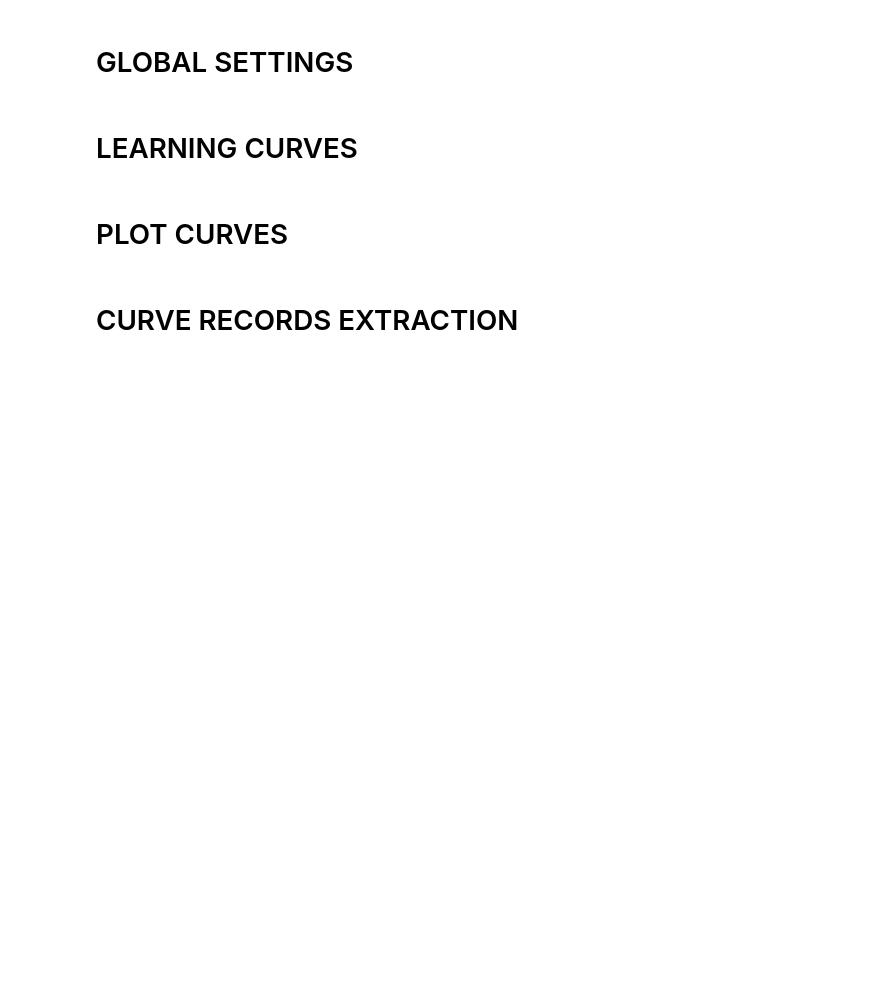
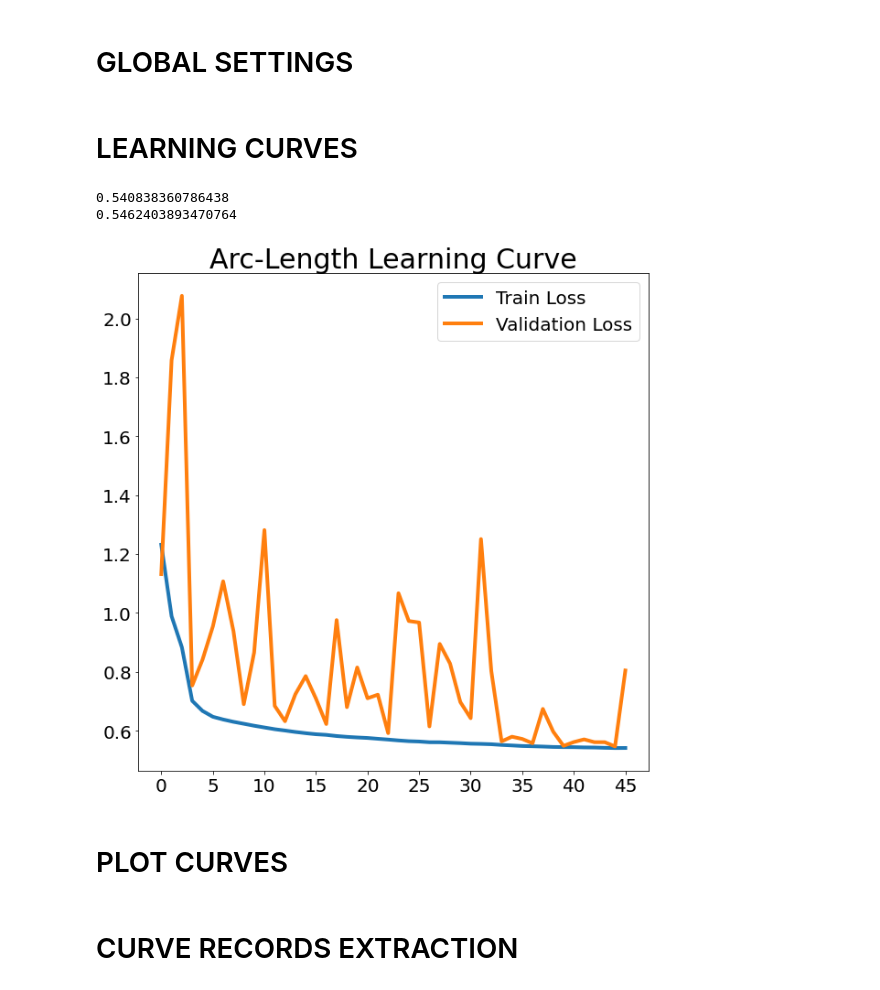
Before and after one commit to royvelich/deep-signature, a Jupyter notebook: notebooks/level_curves/qualitative_evaluation.ipynb, the cells around one changed output. Drawn from its saved outputs; the diff is of its cells as text; code cells hidden in the pictures; blank space fills up the shorter version.

```diff
--- a/notebooks/level_curves/qualitative_evaluation.ipynb
+++ b/notebooks/level_curves/qualitative_evaluation.ipynb
@@ -37,7 +37,7 @@ from utils import settings
 def plot_learning_curve(results_dir_path, title):
     latest_subdir = common_utils.get_latest_subdirectory(results_dir_path)
     results = numpy.load(f"{latest_subdir}/results.npy", allow_pickle=True).item()
-    # results = numpy.load(f"C:/deep-signature-data/level-curves/results/tuplets/arclength/affine/2021-11-24-00-00-00/results.npy", allow_pickle=True).item()
+    # results = numpy.load(f"C:/deep-signature-data/results/arclength/similarity/2022-02-05-04-30-07/results.npy", allow_pickle=True).item()
 
     start_index = 0
     end_index = None
@@ -46,34 +46,38 @@ def plot_learning_curve(results_dir_path, title):
 
     train_loss_array_no_nan = train_loss_array[~numpy.isnan(train_loss_array)]
     validation_loss_array_no_nan = validation_loss_array[~numpy.isnan(validation_loss_array)]
 
     epochs_list = numpy.array(range(len(train_loss_array)))
 
-    fig, ax = plt.subplots(1, 1, figsize=(20,20))
+    fig, ax = plt.subplots(1, 1, figsize=(10,10))
     ax.xaxis.set_major_locator(ticker.MaxNLocator(integer=True))
 
     for label in (ax.get_xticklabels() + ax.get_yticklabels()):
         label.set_fontsize(20)
 
     ax.plot(epochs_list, train_loss_array, label='Train Loss', linewidth=4.0)
     ax.plot(epochs_list, validation_loss_array, label='Validation Loss', linewidth=4.0)
     ax.set_title(title, fontsize=30)
 
     plt.legend(fontsize=20, title_fontsize=20)
 
     print(numpy.min(train_loss_array_no_nan))
     print(numpy.min(validation_loss_array_no_nan))
 
     plt.show()
 
 group = 'similarity'
 # data_dir = settings.data_dir
 curvature_results_dir_path = common_utils.get_results_dir(data_dir=settings.data_dir, invariant='curvature', group=group)
 arclength_results_dir_path = common_utils.get_results_dir(data_dir=settings.data_dir, invariant='arclength', group=group)
 
 # level_curves_curvature_tuplets_results_dir_path, level_curves_arclength_tuplets_results_dir_path = common_utils.get_results_dir_path(transform_type=transform_type)
 # plot_learning_curve(level_curves_curvature_tuplets_results_dir_path, 'Curvature Learnin"g Curve')
 plot_learning_curve(results_dir_path=arclength_results_dir_path, title='Arc-Length Learning Curve')
+# %% [output]
+0.540838360786438
+0.5462403893470764
+[figure, added]
 # %% [markdown]
 # PLOT CURVES
 # %%
```
Also changed, not shown: parts of 2 cells of this notebook, 9 other files.
